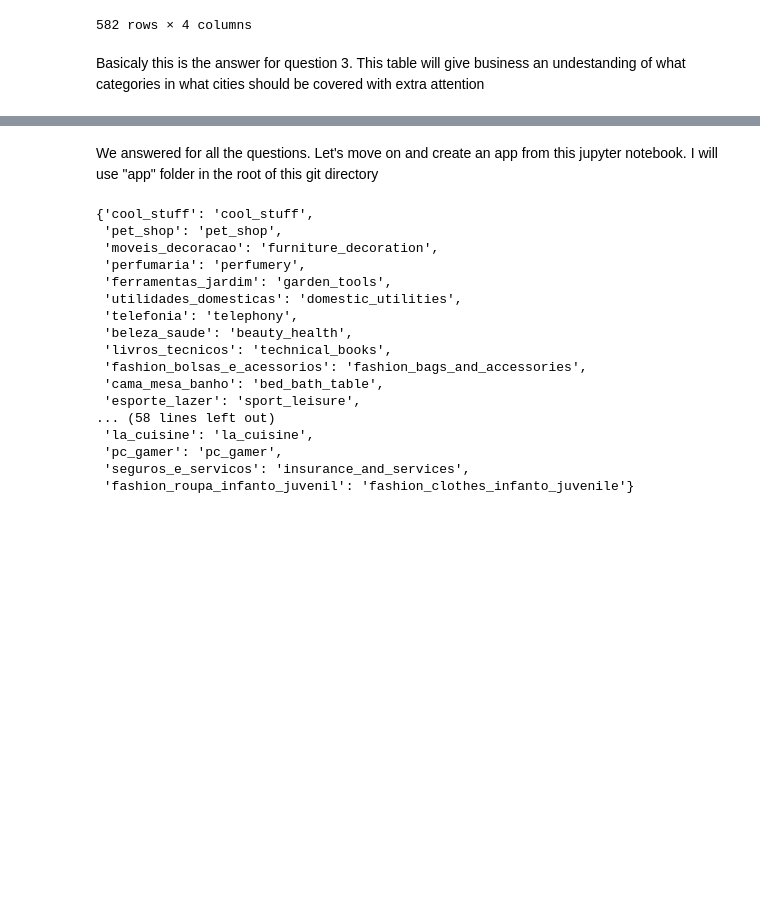
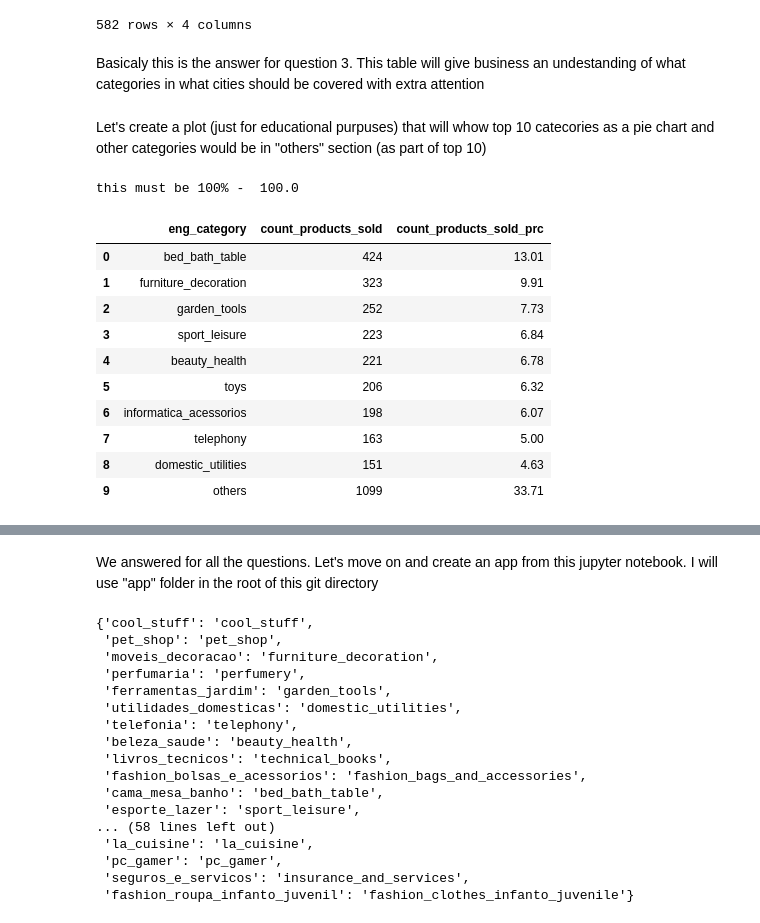
Before and after one commit to MaratJilikbaev/brazilian_e_commerce, a Jupyter notebook: research/goal_realization.ipynb, the cells around one changed output, grey strips where cells are left out. Saved outputs shown, nothing was run; the diff lists cells and outputs as text; code cells hidden in the pictures; blank space fills up the shorter version.

```diff
--- a/research/goal_realization.ipynb
+++ b/research/goal_realization.ipynb
@@ -1193,3 +1193,28 @@ question_3_df.reset_index().sort_values('count_products_sold', ascending=False)
 582 rows × 4 columns
 # %% [markdown]
 Basicaly this is the answer for question 3. This table will give business an undestanding of what categories in what cities should be covered with extra attention
+# %% [markdown]
+Let's create a plot (just for educational purpuses) that will whow top 10 catecories as a pie chart and other categories would be in "others" section (as part of top 10)
+# %%
+for_plot = question_3_df.reset_index()[['eng_category', 'count_products_sold']].groupby('eng_category').sum()
+
+overall_prch_cnt = for_plot.count_products_sold.sum()
+for_plot = for_plot.sort_values('count_products_sold',ascending=False).head(9)
+for_plot.loc['others'] = overall_prch_cnt - for_plot.sum()
+for_plot['count_products_sold_prc'] = np.round((for_plot['count_products_sold'] / overall_prch_cnt) * 100, 2)
+print('this must be 100% - ', for_plot['count_products_sold_prc'].sum())
+for_plot = for_plot.reset_index()
+for_plot
+# %% [output]
+this must be 100% -  100.0
+|  | eng_category | count_products_sold | count_products_sold_prc |
+| 0 | bed_bath_table | 424 | 13.01 |
+| 1 | furniture_decoration | 323 | 9.91 |
+| 2 | garden_tools | 252 | 7.73 |
+| 3 | sport_leisure | 223 | 6.84 |
+| 4 | beauty_health | 221 | 6.78 |
+| 5 | toys | 206 | 6.32 |
+| 6 | informatica_acessorios | 198 | 6.07 |
+| 7 | telephony | 163 | 5.00 |
+| 8 | domestic_utilities | 151 | 4.63 |
+| 9 | others | 1099 | 33.71 |
```
Also changed, not shown: parts of 1 cell of this notebook.
